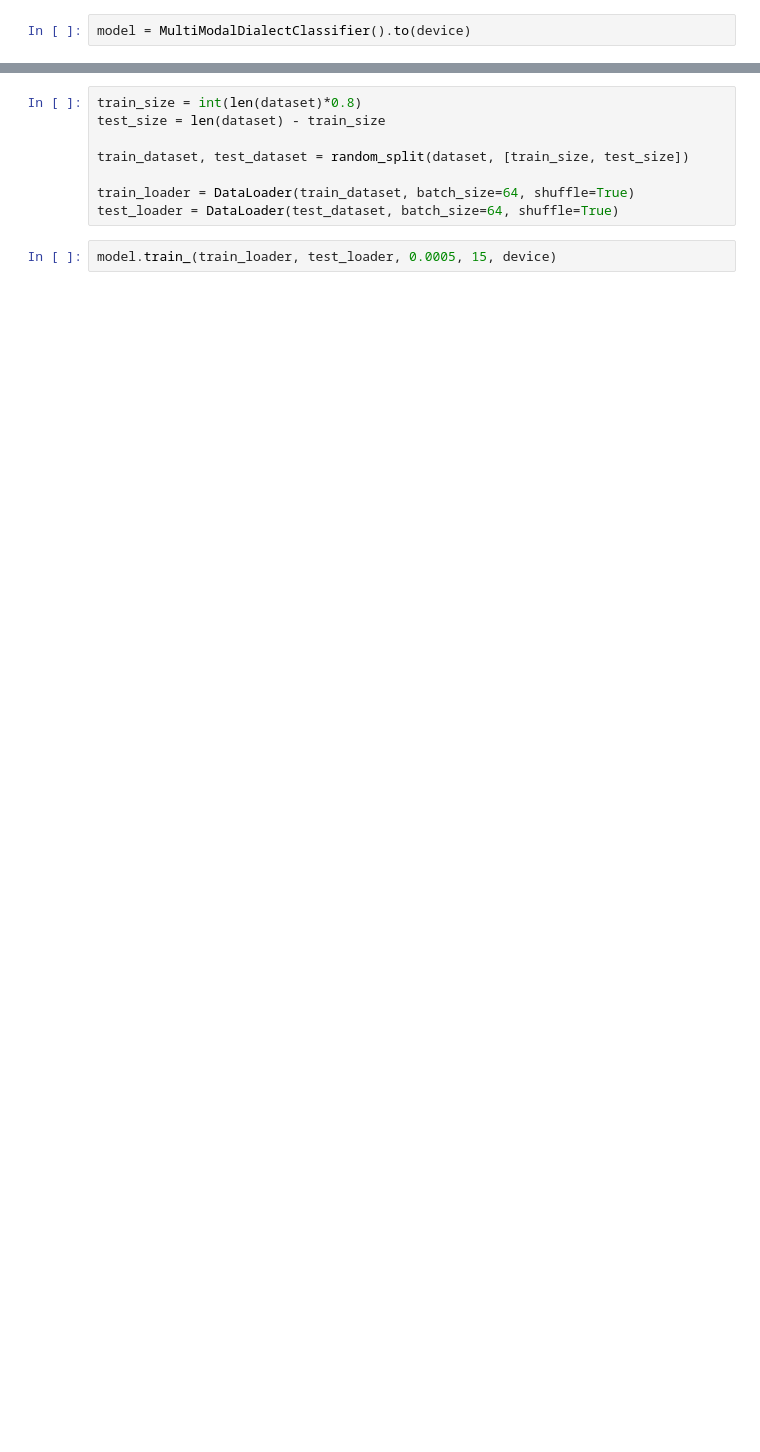
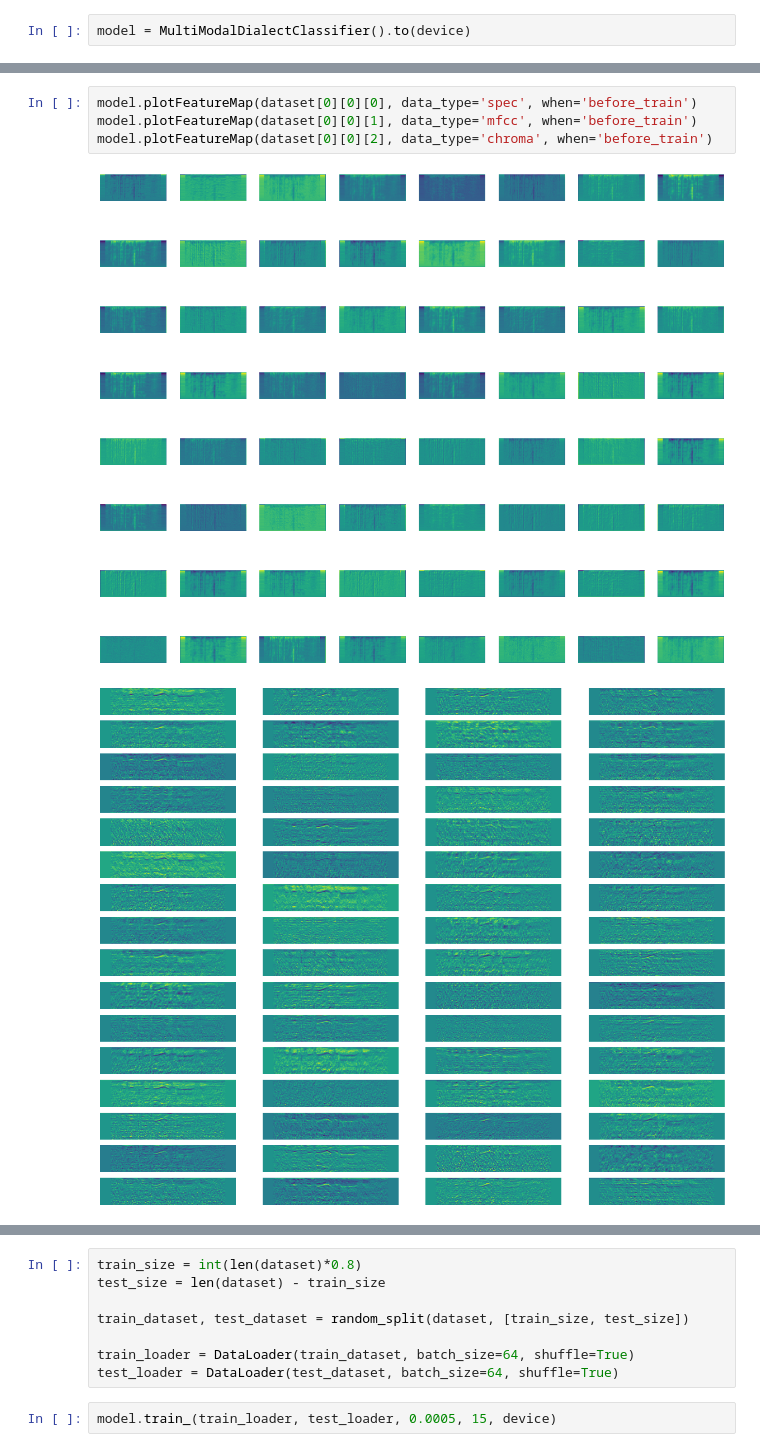
Before and after one commit to zambbo/CNN-DialectDetector, a Jupyter notebook: model.ipynb, the cells around one changed output, grey strips where cells are left out. Cells and saved outputs as stored; diff of their text form; blank space fills up the shorter version.

```diff
--- a/model.ipynb
+++ b/model.ipynb
@@ -499,0 +602,7 @@ model = MultiModalDialectClassifier().to(device)
+# %%
+model.plotFeatureMap(dataset[0][0][0], data_type='spec', when='before_train')
+model.plotFeatureMap(dataset[0][0][1], data_type='mfcc', when='before_train')
+model.plotFeatureMap(dataset[0][0][2], data_type='chroma', when='before_train')
+# %% [output]
+[figure, added]
+[figure, added]
```
Also changed, not shown: parts of 23 cells of this notebook.
